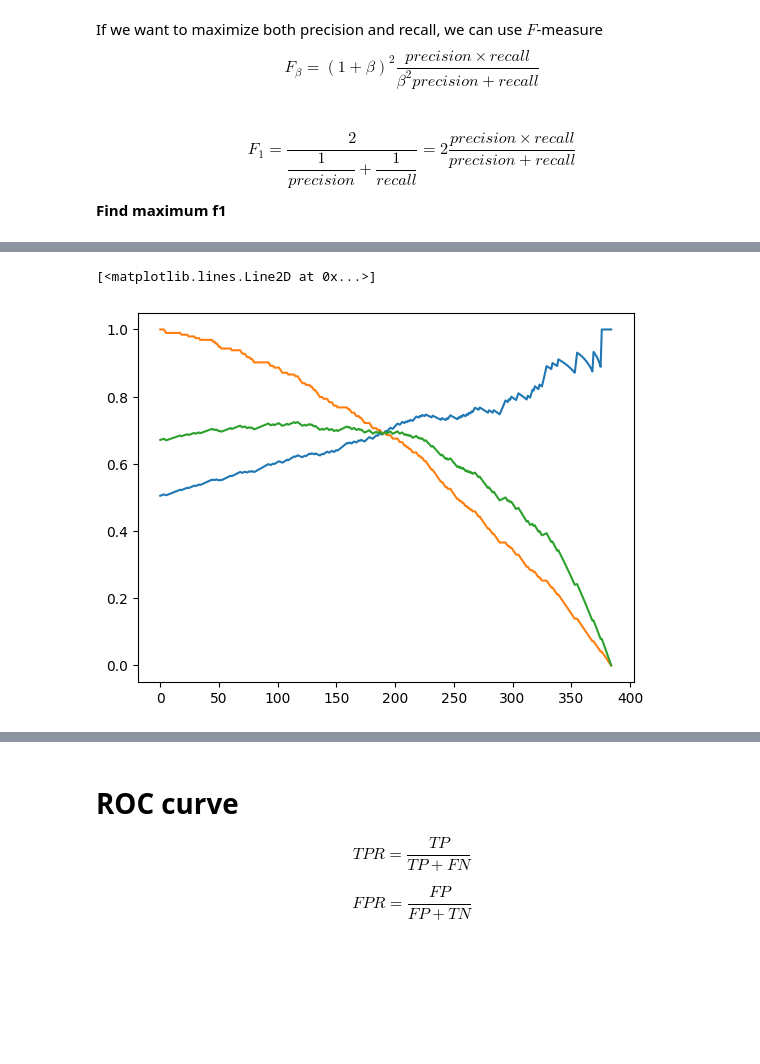
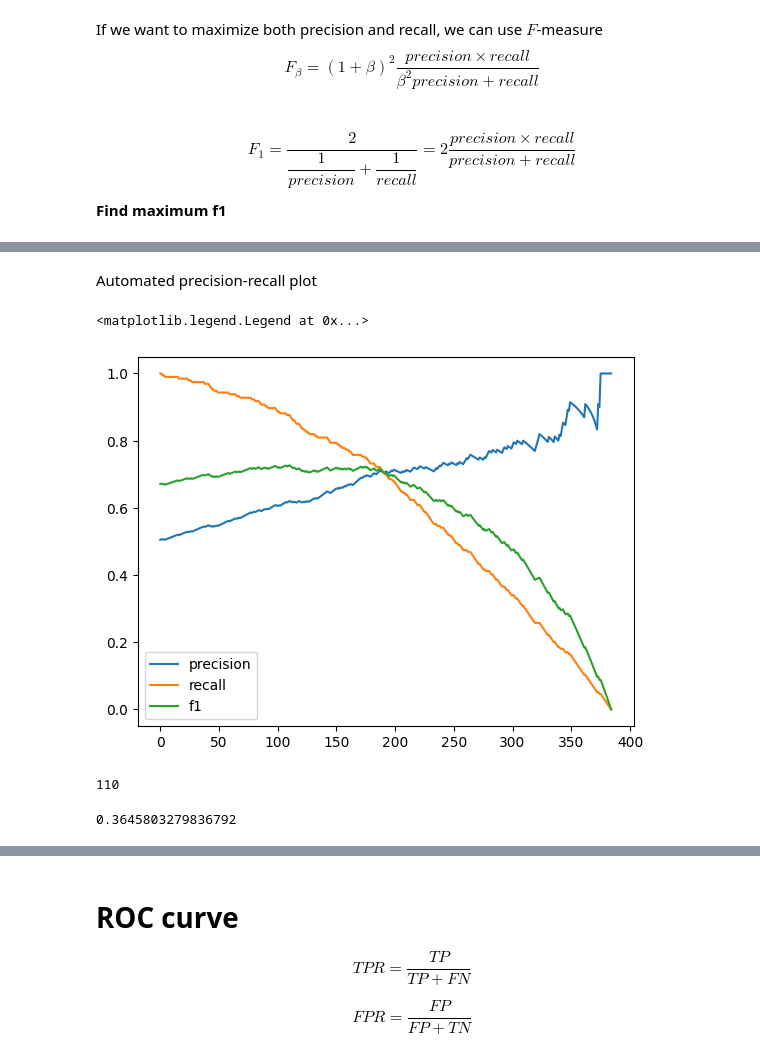
Before and after one commit to anton-selitskiy/RIT_ML, a Jupyter notebook: Lecture14.ipynb, the cells around one changed output, grey strips where cells are left out. Cells and saved outputs as stored; diff of their text form; code cells hidden in the pictures; blank space fills up the shorter version.

```diff
--- a/Lecture14.ipynb
+++ b/Lecture14.ipynb
@@ -245,7 +244,18 @@ disp.plot()
+# %% [markdown]
+Automated precision-recall plot
 # %%
-plt.plot(precision)
-plt.plot(recall)
-plt.plot(f1)
+plt.plot(precision, label='precision')
+plt.plot(recall, label='recall')
+plt.plot(f1, label='f1')
+plt.legend()
 # %% [output]
-[<matplotlib.lines.Line2D at 0x...>]
+<matplotlib.legend.Legend at 0x...>
-[figure, old version]
+[figure, new version]
+# %%
+np.argmax(f1)
+# %% [output]
+110
+# %%
+thresh[np.argmax(f1)]
+# %% [output]
+0.3645803279836792
```
Also changed, not shown: parts of 25 cells of this notebook.
